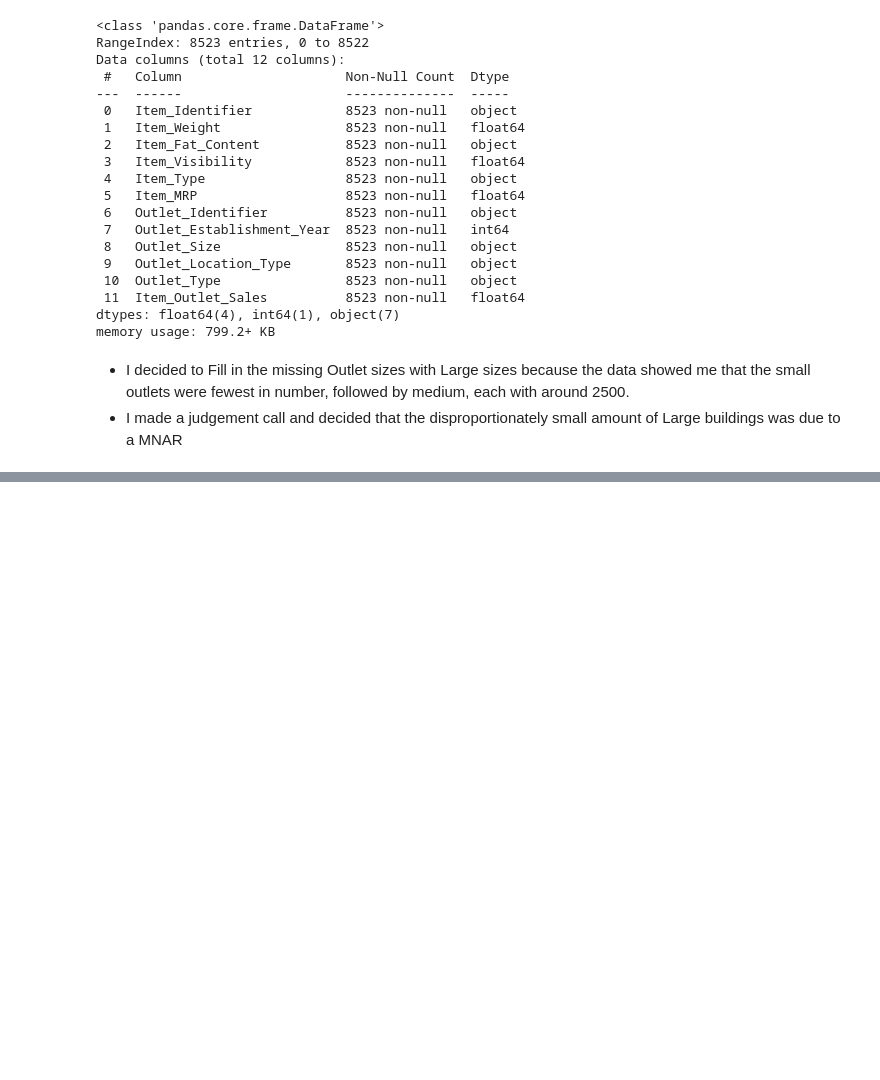
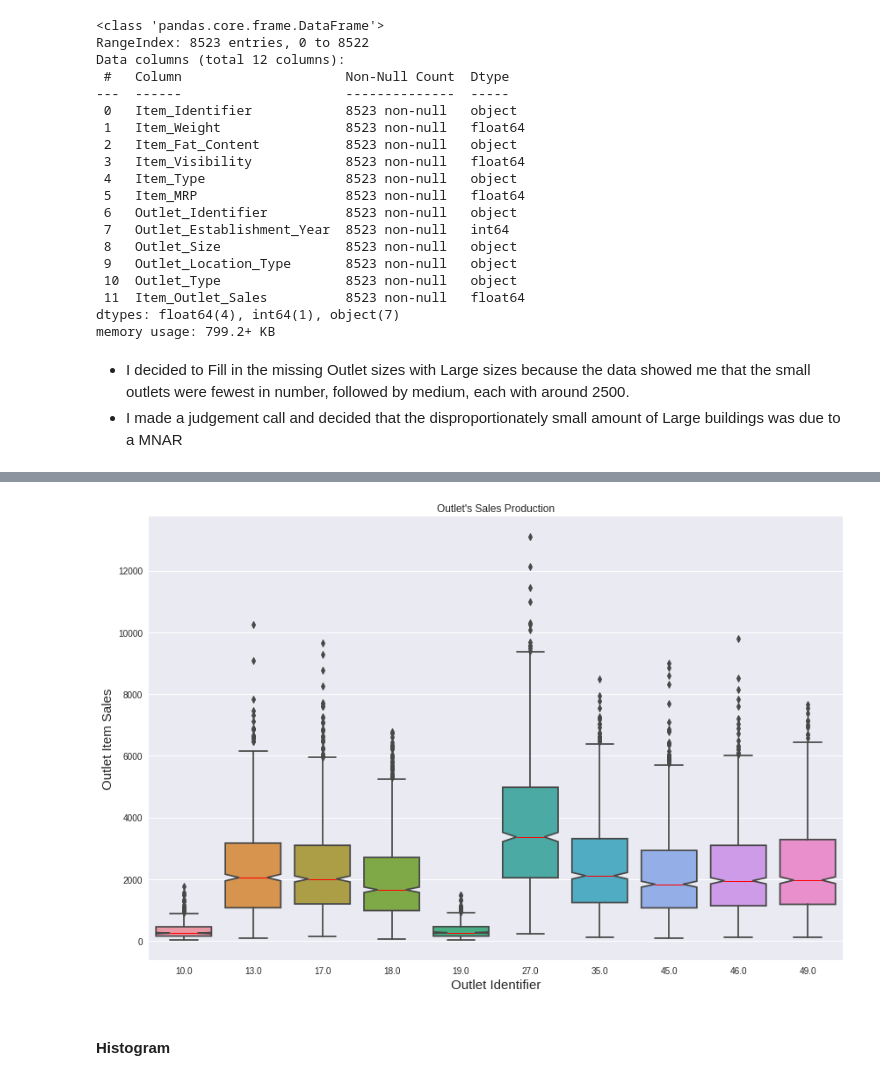
Before and after one commit to jkwakyi/food-sales-predictions, a Jupyter notebook: food_sales_predictions.ipynb, the cells around one changed output, grey strips where cells are left out. Cells and saved outputs as stored; diff of their text form; code cells hidden in the pictures; blank space fills up the shorter version.

```diff
--- a/food_sales_predictions.ipynb
+++ b/food_sales_predictions.ipynb
@@ -211,0 +392,15 @@ memory usage: 799.2+ KB
+# %%
+fig, axes = plt.subplots(figsize = (12, 8));
+boxplots = sns.boxplot(data = df, y = 'Item_Outlet_Sales', x = 'Outlet_Identifier',
+            notch = True,
+            medianprops = dict(linestyle = '-', linewidth = 1, color = 'red'));
+plt.xlabel('Outlet Identifier', fontsize = 15);
+plt.ylabel('Outlet Item Sales', fontsize = 15);
+plt.xticks(fontsize = 10);
+plt.yticks(fontsize = 10);
+plt.title("Outlet's Sales Production");
+plt.tight_layout()
+# %% [output]
+[figure, added]
+# %% [markdown]
+#### **Histogram**
```
Also changed, not shown: parts of 42 cells of this notebook.
